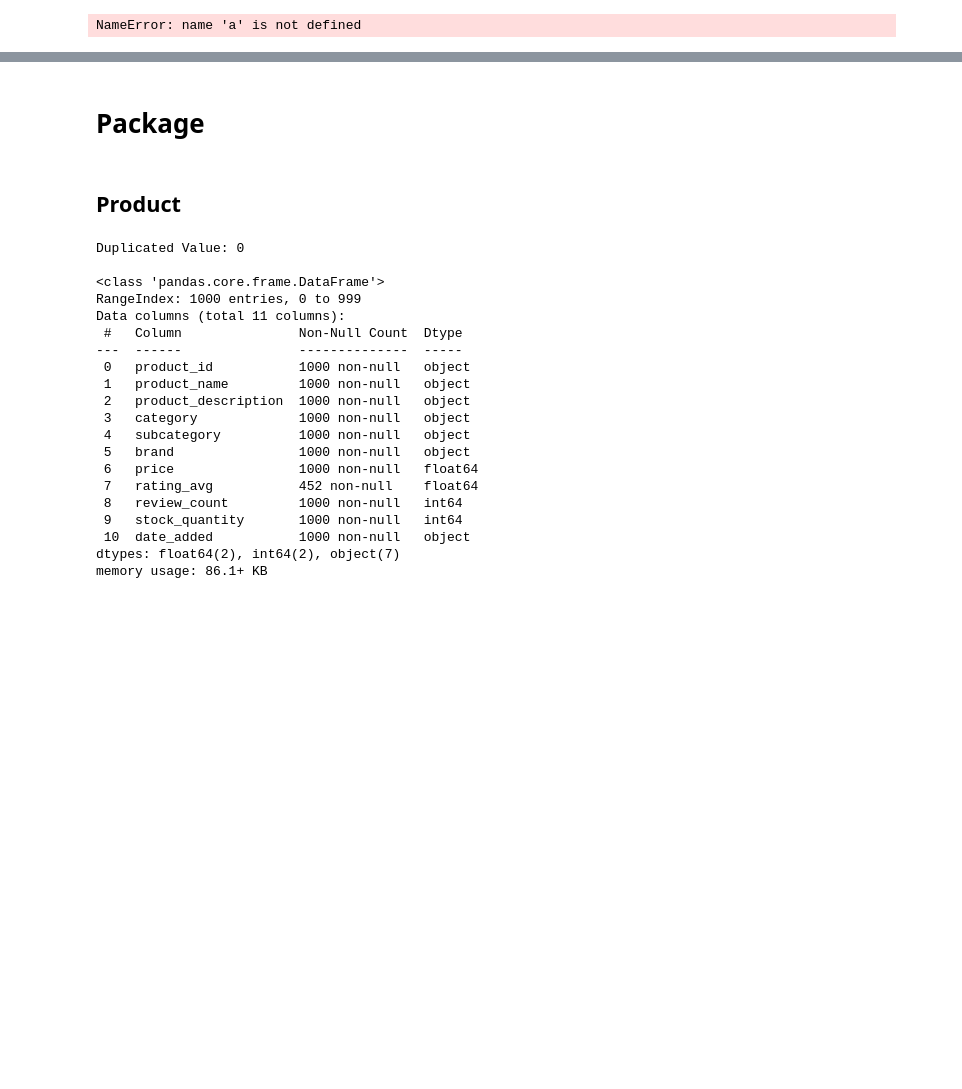
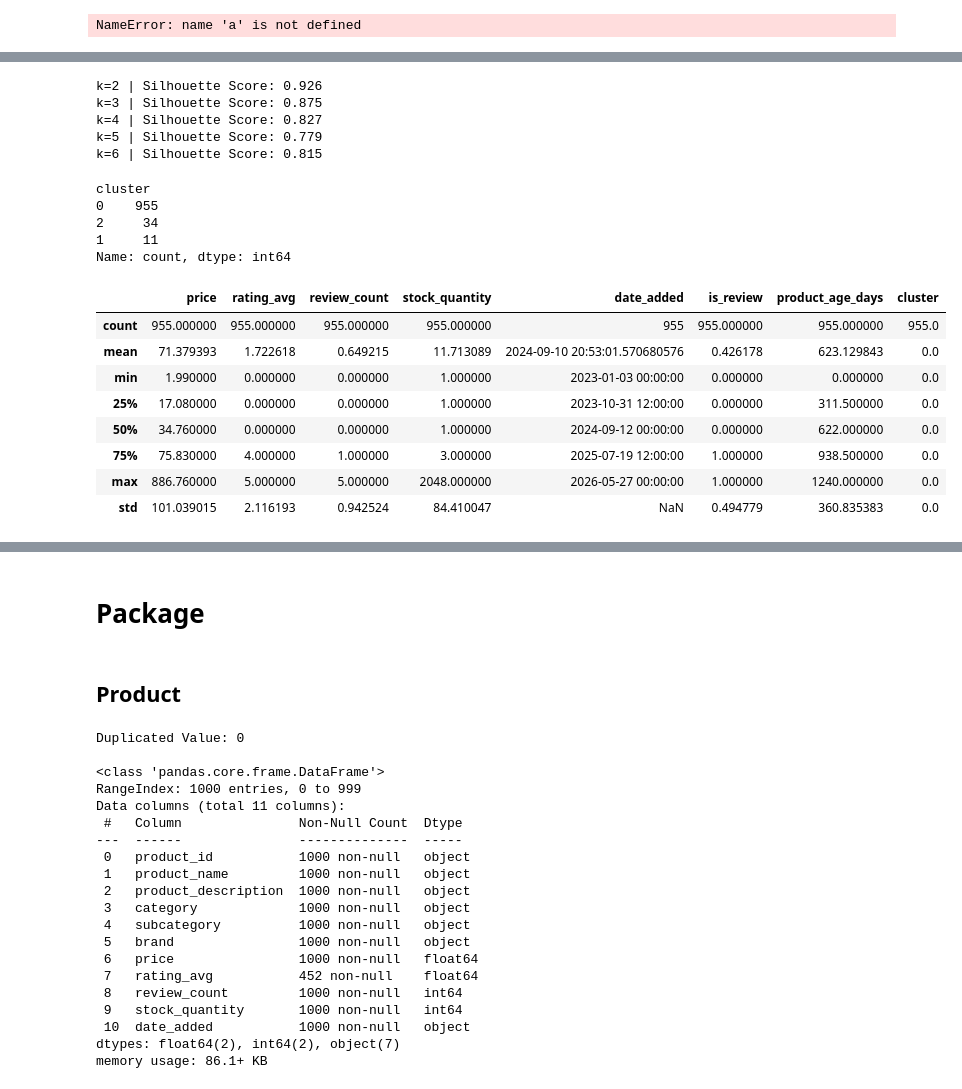
Before and after one commit to HaafizHhamda/Practice_Case, a Jupyter notebook: Notebook.ipynb, the cells around one changed output, grey strips where cells are left out. Cells and saved outputs as stored; diff of their text form; code cells hidden in the pictures; blank space fills up the shorter version.

```diff
--- a/Notebook.ipynb
+++ b/Notebook.ipynb
@@ -307,0 +515,4 @@ dapat disimpulkan pembelian terjadi dipengaruhi rating_avg jika product tidak me
+# %%
+# Misal nilai k optimal adalah 3
+kmeans = KMeans(n_clusters=4, random_state=42, n_init=10)
+df['cluster'] = kmeans.fit_predict(X_scaled)
@@ -313,0 +572,51 @@ NameError: name 'a' is not defined
+# %%
+import pandas as pd
+
+# Memilih fitur numerik yang relevan
+features = ['review_count']
+X = df[features]
+# %%
+from sklearn.preprocessing import StandardScaler
+
+scaler = RobustScaler()
+X_scaled = scaler.fit_transform(X)
+# %%
+from sklearn.cluster import KMeans
+from sklearn.metrics import silhouette_score
+
+# Menghitung Silhouette Score untuk k=2 sampai k=6
+for k in range(2, 7):
+    kmeans = KMeans(n_clusters=k, random_state=42, n_init=10)
+    labels = kmeans.fit_predict(X_scaled)
+    score = silhouette_score(X_scaled, labels)
+    print(f"k={k} | Silhouette Score: {score:.3f}")
+# %% [output]
+k=2 | Silhouette Score: 0.926
+k=3 | Silhouette Score: 0.875
+k=4 | Silhouette Score: 0.827
+k=5 | Silhouette Score: 0.779
+k=6 | Silhouette Score: 0.815
+# %%
+# Misal nilai k optimal adalah 3
+kmeans = KMeans(n_clusters=3, random_state=42, n_init=10)
+df['cluster'] = kmeans.fit_predict(X_scaled)
+# %%
+df['cluster'].value_counts()
+# %% [output]
+cluster
+0    955
+2     34
+1     11
+Name: count, dtype: int64
+# %%
+df[df['cluster']==0].describe()
+# %% [output]
+|  | price | rating_avg | review_count | stock_quantity | date_added | is_review | product_age_days | cluster |
+| count | 955.000000 | 955.000000 | 955.000000 | 955.000000 | 955 | 955.000000 | 955.000000 | 955.0 |
+| mean | 71.379393 | 1.722618 | 0.649215 | 11.713089 | 2024-09-10 20:53:01.570680576 | 0.426178 | 623.129843 | 0.0 |
+| min | 1.990000 | 0.000000 | 0.000000 | 1.000000 | 2023-01-03 00:00:00 | 0.000000 | 0.000000 | 0.0 |
+| 25% | 17.080000 | 0.000000 | 0.000000 | 1.000000 | 2023-10-31 12:00:00 | 0.000000 | 311.500000 | 0.0 |
+| 50% | 34.760000 | 0.000000 | 0.000000 | 1.000000 | 2024-09-12 00:00:00 | 0.000000 | 622.000000 | 0.0 |
+| 75% | 75.830000 | 4.000000 | 1.000000 | 3.000000 | 2025-07-19 12:00:00 | 1.000000 | 938.500000 | 0.0 |
+| max | 886.760000 | 5.000000 | 5.000000 | 2048.000000 | 2026-05-27 00:00:00 | 1.000000 | 1240.000000 | 0.0 |
+| std | 101.039015 | 2.116193 | 0.942524 | 84.410047 | NaN | 0.494779 | 360.835383 | 0.0 |
```
Also changed, not shown: parts of 30 cells of this notebook.
